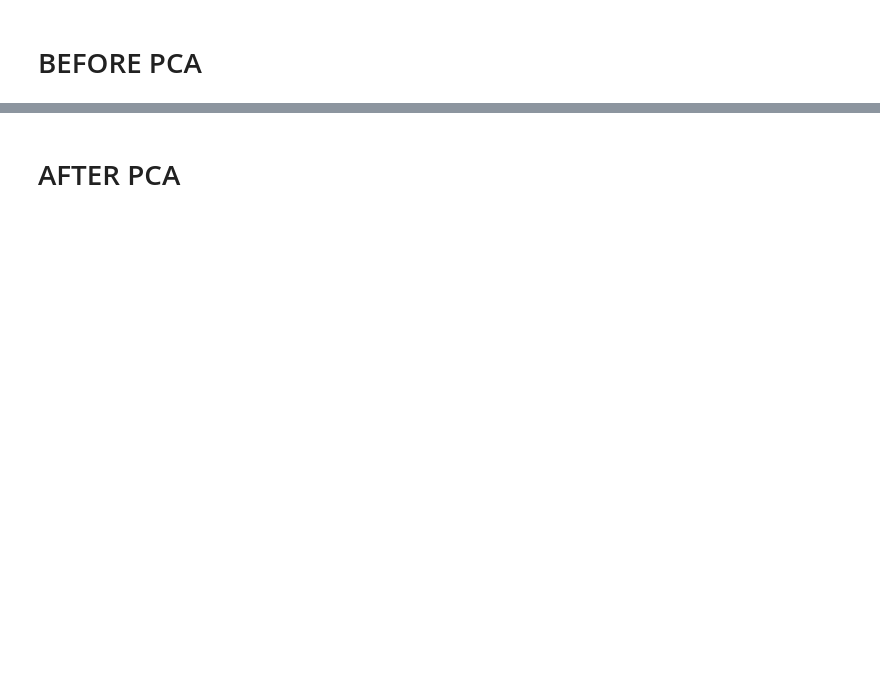
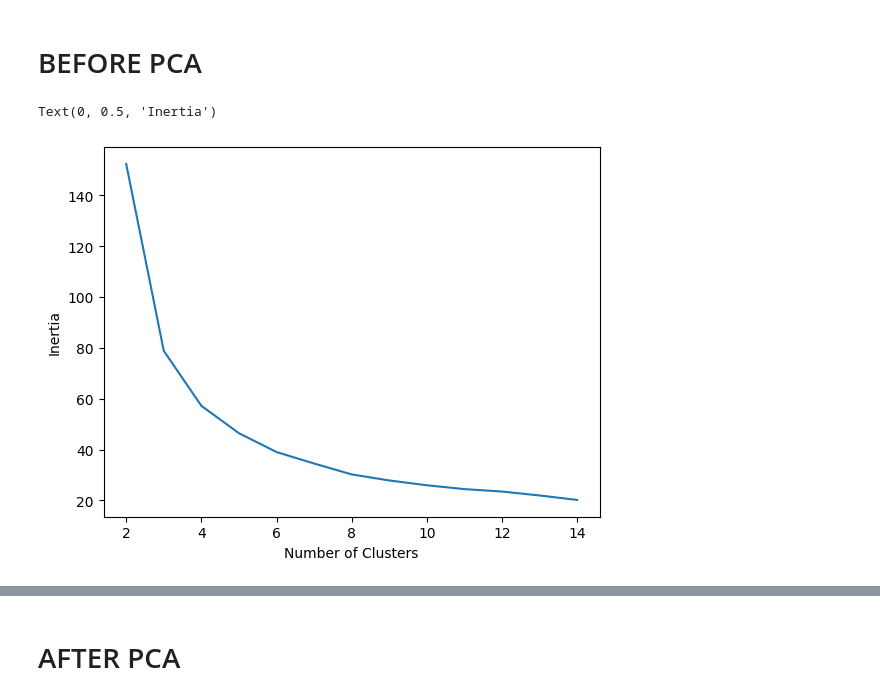
Before and after one commit to Huzaifaali2303KHIDEG016/Huzaifa-Ali-DEG-016, a Jupyter notebook: module_3/3.3_assignment.ipynb, the cells around one changed output, grey strips where cells are left out. Saved outputs shown, nothing was run; the diff lists cells and outputs as text; code cells hidden in the pictures; blank space fills up the shorter version.

```diff
--- a/module_3/3.3_assignment.ipynb
+++ b/module_3/3.3_assignment.ipynb
@@ -13 +24,9 @@ y = iris.target
+# %%
+
+plt.plot(k_values, intertia_scores)
+plt.xlabel('Number of Clusters')
+plt.ylabel('Inertia')
+# %% [output]
+Text(0, 0.5, 'Inertia')
+[figure, added]
 # %%
```
Also changed, not shown: parts of 8 cells of this notebook.
